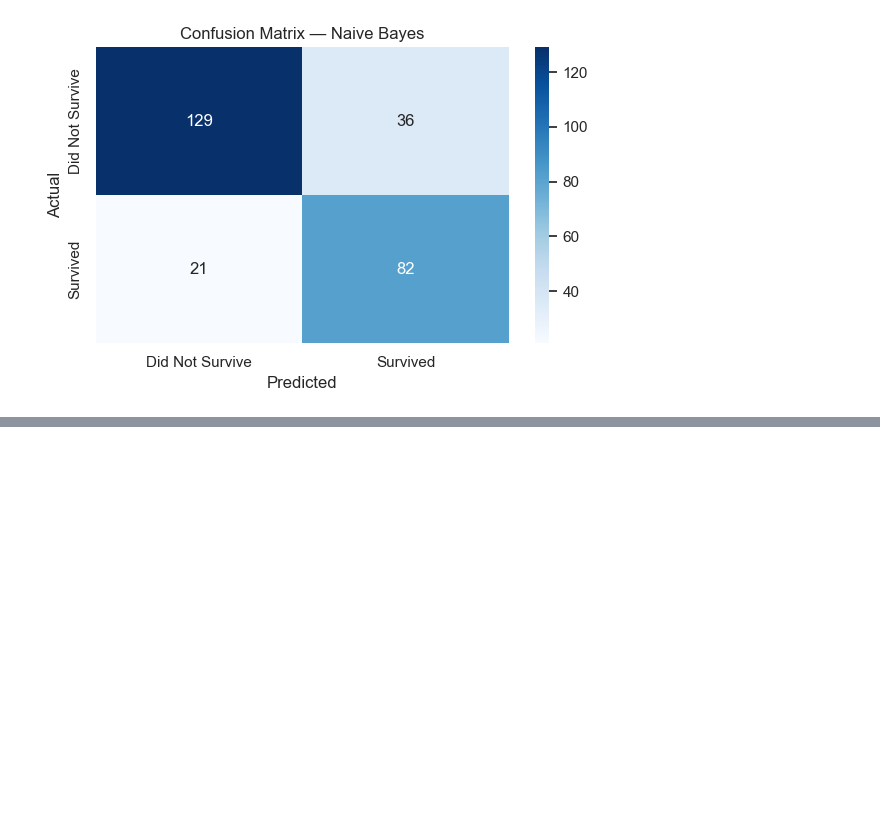
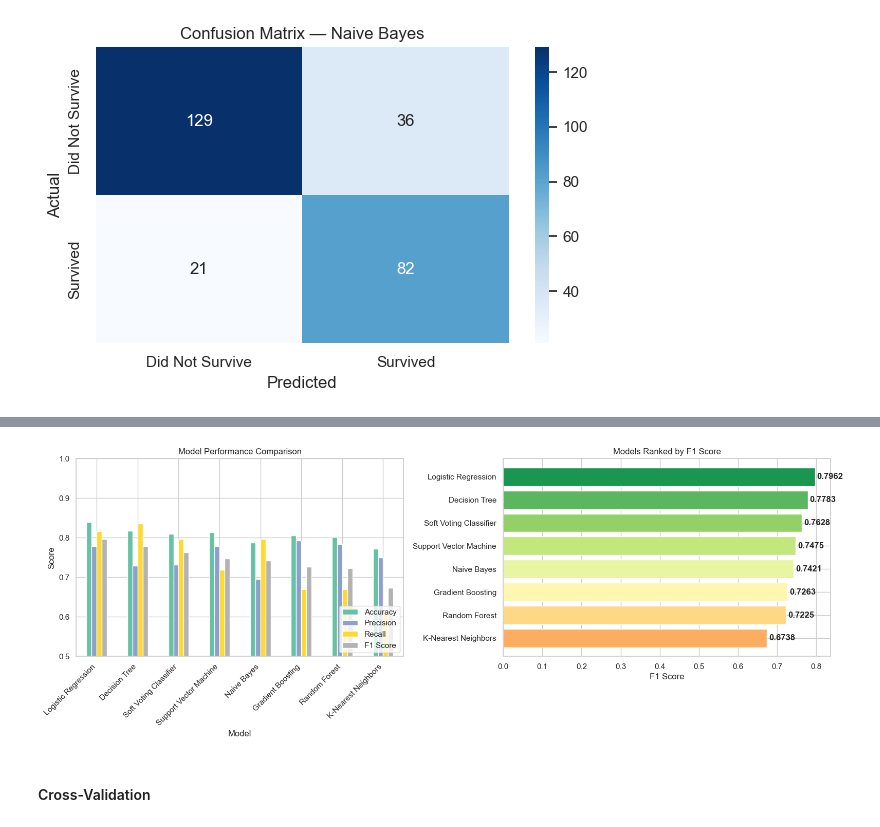
Before and after one commit to prerak2005/ML_PROJECTS, a Jupyter notebook: level_1_fundamental/titanic_survival_project/03_model_building.ipynb, the cells around one changed output, grey strips where cells are left out. Saved outputs shown, nothing was run; the diff lists cells and outputs as text; code cells hidden in the pictures; blank space fills up the shorter version.

```diff
--- a/level_1_fundamental/titanic_survival_project/03_model_building.ipynb
+++ b/level_1_fundamental/titanic_survival_project/03_model_building.ipynb
@@ -395,0 +441,4 @@ weighted avg       0.80      0.79      0.79       268
+# %%
+# Compare all models
+comparison_df = compare_models(results)
+comparison_df.style.background_gradient(cmap="Greens", subset=["Accuracy", "Precision", "Recall", "F1 Score"])
@@ -395,0 +455,29 @@ weighted avg       0.80      0.79      0.79       268
+# %%
+# Visualize model comparison
+fig, axes = plt.subplots(1, 2, figsize=(16, 6))
+
+# Bar chart of all metrics
+comparison_df.set_index("Model")[["Accuracy", "Precision", "Recall", "F1 Score"]].plot(
+    kind="bar", ax=axes[0], colormap="Set2"
+)
+axes[0].set_title("Model Performance Comparison")
+axes[0].set_ylabel("Score")
+axes[0].set_ylim(0.5, 1.0)
+axes[0].set_xticklabels(axes[0].get_xticklabels(), rotation=45, ha="right")
+axes[0].legend(loc="lower right")
+
+# F1 Score ranking
+sorted_df = comparison_df.sort_values("F1 Score", ascending=True)
+colors = plt.cm.RdYlGn(np.linspace(0.3, 0.9, len(sorted_df)))
+axes[1].barh(sorted_df["Model"], sorted_df["F1 Score"], color=colors)
+axes[1].set_title("Models Ranked by F1 Score")
+axes[1].set_xlabel("F1 Score")
+for i, v in enumerate(sorted_df["F1 Score"]):
+    axes[1].text(v + 0.005, i, f"{v:.4f}", va="center", fontweight="bold")
+
+plt.tight_layout()
+plt.show()
+# %% [output]
+[figure, added]
+# %% [markdown]
+#### Cross-Validation
```
Also changed, not shown: parts of 19 cells of this notebook.
